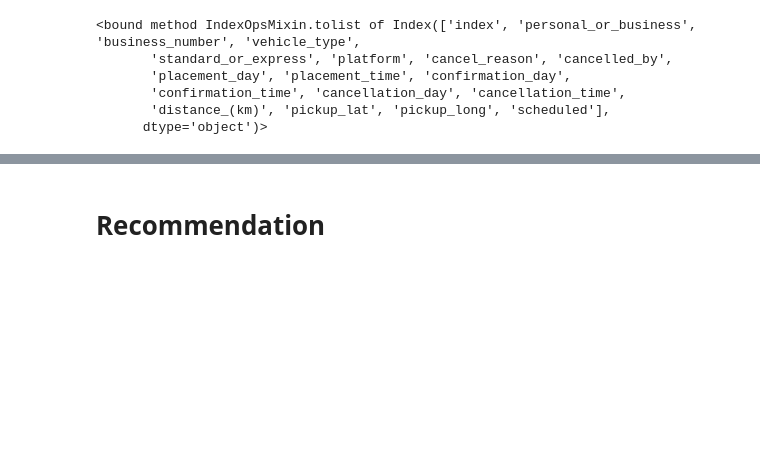
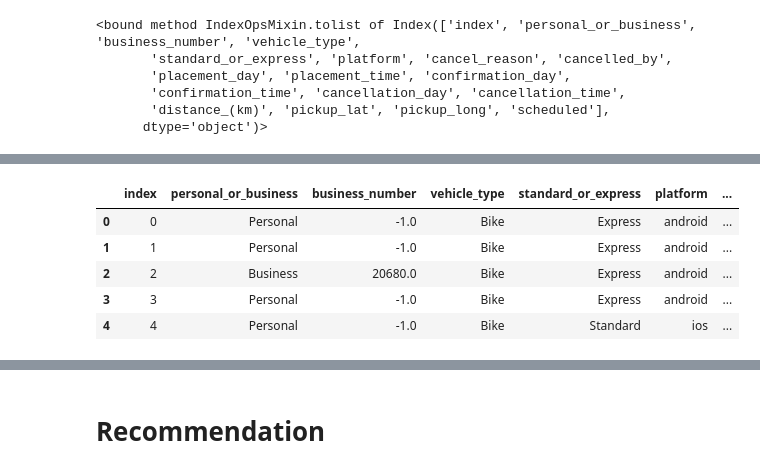
Before and after one commit to Dancilla/Challenges, a Jupyter notebook: Sendy/Sendy_notebooks/practical task analysis.ipynb, the cells around one changed output, grey strips where cells are left out. Cells and saved outputs as stored; diff of their text form; code cells hidden in the pictures; blank space fills up the shorter version.

```diff
--- a/Sendy/Sendy_notebooks/practical task analysis.ipynb
+++ b/Sendy/Sendy_notebooks/practical task analysis.ipynb
@@ -478,0 +523,2 @@ query_df.columns.tolist
+# %%
+query_df['confirmation_time'] = pd.to_datetime(query_df['confirmation_time'])
@@ -478,0 +527,6 @@ query_df.columns.tolist
+# %%
+#column represents the time difference between when order was placed and when it was confirmed
+query_df['order_timedelta'] = query_df['placement_time']-query_df['confirmation_time']
+# %%
+#column represents the time difference between when order was placed and when it was cancelled
+query_df['processing_timedelta']=query_df['placement_time']-query_df['cancellation_time']
@@ -478,0 +582,9 @@ query_df.columns.tolist
+# %%
+query_df.head()
+# %% [output]
+|  | index | personal_or_business | business_number | vehicle_type | standard_or_express | platform | ... |
+| 0 | 0 | Personal | -1.0 | Bike | Express | android | ... |
+| 1 | 1 | Personal | -1.0 | Bike | Express | android | ... |
+| 2 | 2 | Business | 20680.0 | Bike | Express | android | ... |
+| 3 | 3 | Personal | -1.0 | Bike | Express | android | ... |
+| 4 | 4 | Personal | -1.0 | Bike | Standard | ios | ... |
```
Also changed, not shown: parts of 44 cells of this notebook, 1 other file.
